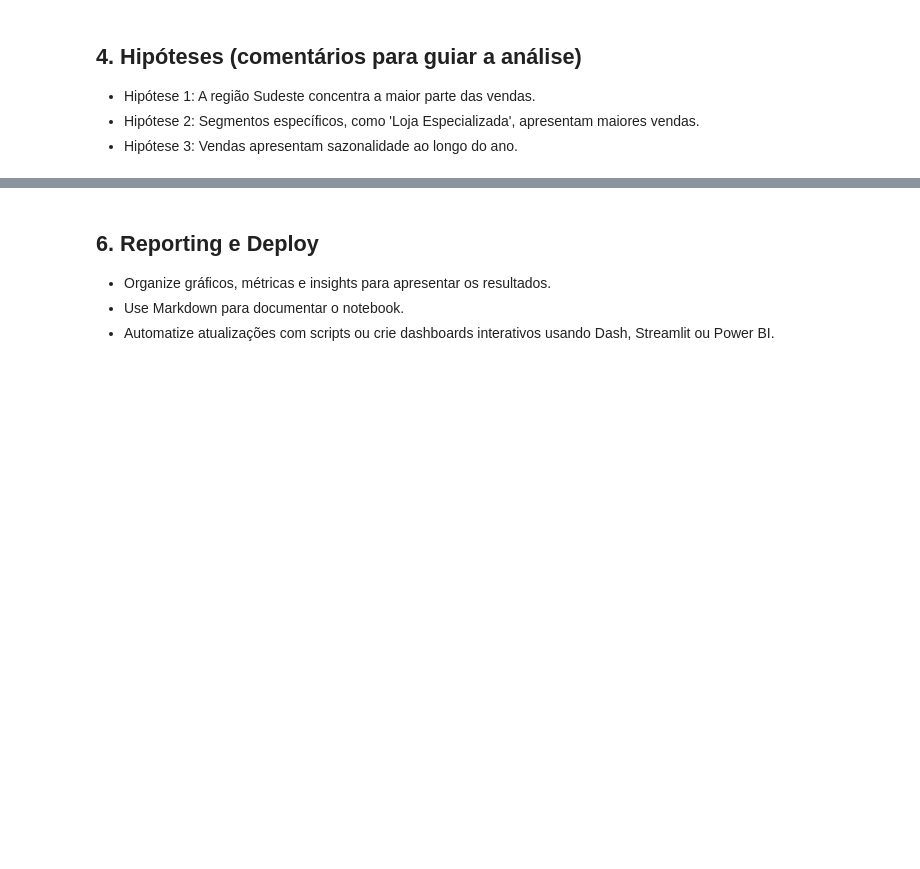
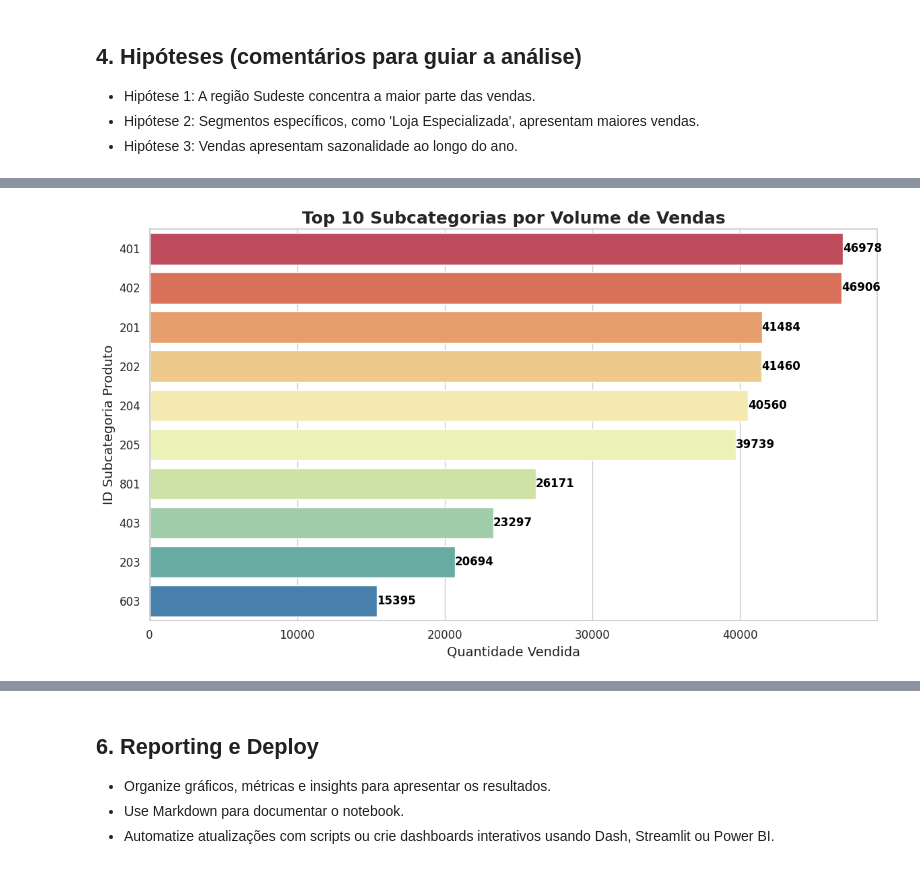
Before and after one commit to vaesgabriel/projeto-beach-tennis, a Jupyter notebook: BeachTennis.ipynb, the cells around one changed output, grey strips where cells are left out. Cells and saved outputs as stored; diff of their text form; code cells hidden in the pictures; blank space fills up the shorter version.

```diff
--- a/BeachTennis.ipynb
+++ b/BeachTennis.ipynb
@@ -112,28 +211,39 @@ plt.show()
 # %%
 # Top 10 Subcategorias por volume de vendas - gráfico horizontal com valores nas barras.
 vendas_subcat = df.groupby('IDSubcategoriaProduto')['QuantidadeItens'].sum().sort_values(ascending=False).head(10)
 
 plt.figure(figsize=(12,7))
 
-palette = sns.color_palette("pastel", len(vendas_subcat))
+palette = sns.color_palette("Spectral", len(vendas_subcat))
 
-ax = sns.barplot(y=vendas_subcat.index.astype(str), x=vendas_subcat.values, palette=palette)
+ax = sns.barplot(
+    y=vendas_subcat.index.astype(str),
+    x=vendas_subcat.values,
+    hue=vendas_subcat.index.astype(str),  # evita warning
+    palette=palette,
+    dodge=False,
+    legend=False
+)
 
 # Adicionar valores nas barras.
 for p in ax.patches:
     width = p.get_width()
-    ax.annotate(f'{int(width)}',
-                (width, p.get_y() + p.get_height() / 2.),
-                ha='left', va='center',
-                fontsize=12, fontweight='bold', color='black')
+    ax.annotate(
+        f'{int(width)}',
+        (width, p.get_y() + p.get_height() / 2.),
+        ha='left', va='center',
+        fontsize=12, fontweight='bold', color='black'
+    )
 
 plt.title('Top 10 Subcategorias por Volume de Vendas', fontsize=18, weight='bold')
 plt.xlabel('Quantidade Vendida', fontsize=14)
 plt.ylabel('ID Subcategoria Produto', fontsize=14)
 plt.xticks(fontsize=12)
 plt.yticks(fontsize=12)
 plt.tight_layout()
 plt.show()
+# %% [output]
+[figure, added]
 # %%
 import matplotlib.pyplot as plt
 import seaborn as sns
```
Also changed, not shown: parts of 10 cells of this notebook.
